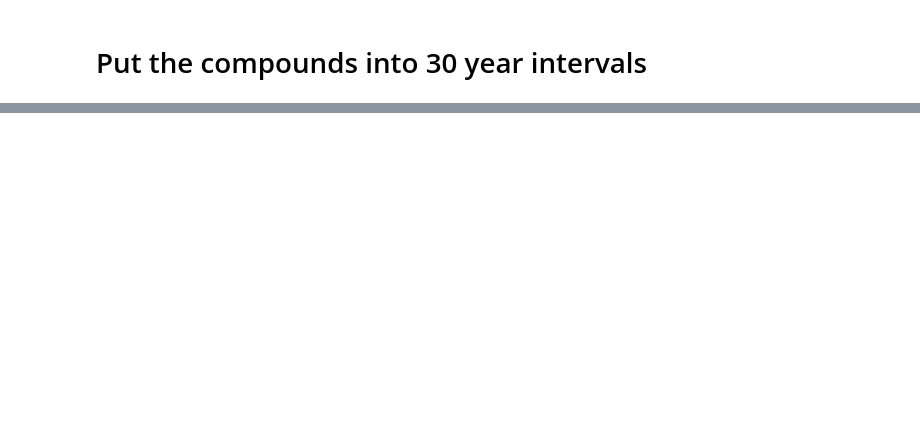
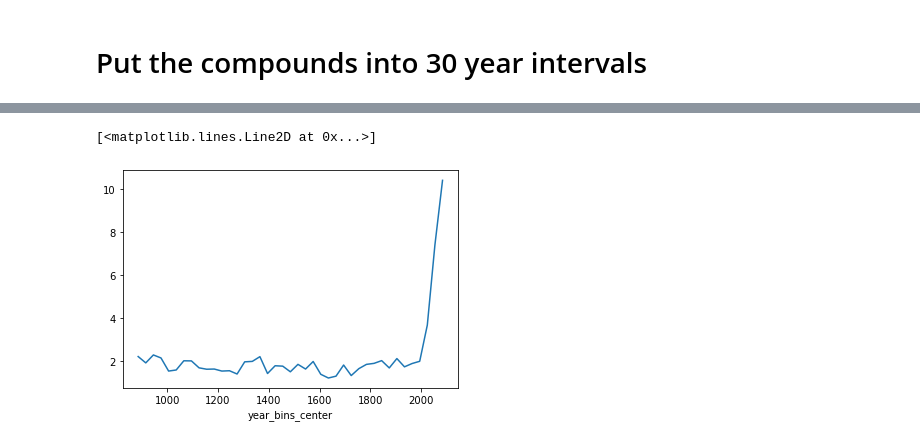
Before and after one commit to anton-seaice/compound, a Jupyter notebook: cesmTradIndecesCompounds.ipynb, the cells around one changed output, grey strips where cells are left out. Cells and saved outputs as stored; diff of their text form; code cells hidden in the pictures; blank space fills up the shorter version.

```diff
--- a/cesmTradIndecesCompounds.ipynb
+++ b/cesmTradIndecesCompounds.ipynb
@@ -171,0 +158,7 @@ plt.scatter(x, binnedPosCount.sel(experiment=expToPlot).values)
+# %%
+std = binnedPosCount.std(dim='experiment')
+# %%
+std.plot()
+# %% [output]
+[<matplotlib.lines.Line2D at 0x...>]
+[figure, added]
```
Also changed, not shown: parts of 16 cells of this notebook, 13 other files.
